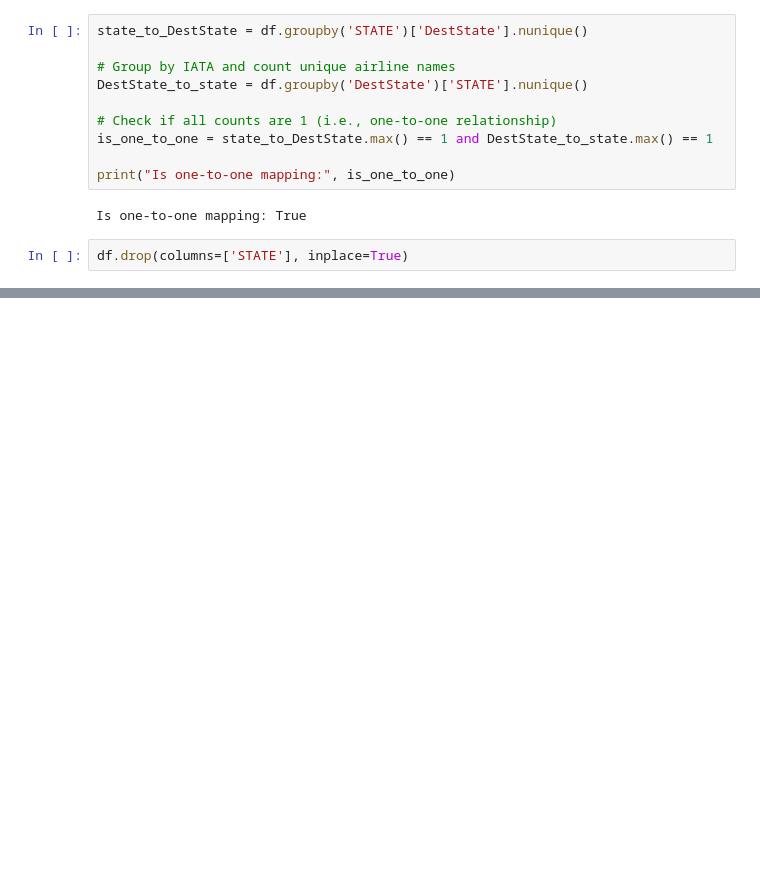
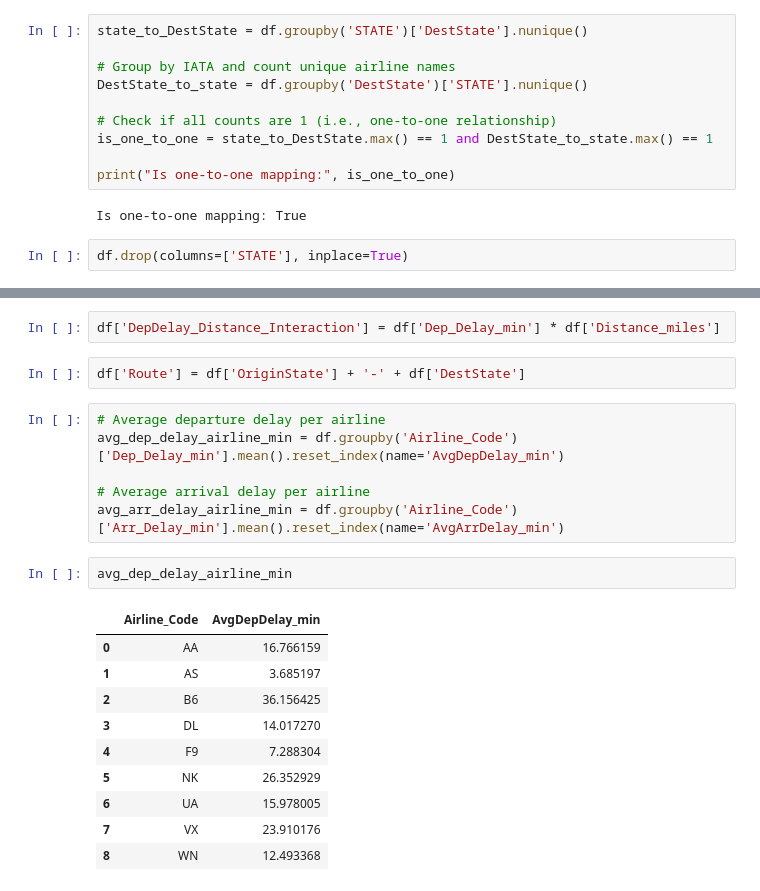
Before and after one commit to harshgupta6789/cap5771sp25-project, a Jupyter notebook: Scripts/feature_engineering.ipynb, the cells around one changed output, grey strips where cells are left out. Drawn from its saved outputs; the diff is of its cells as text; blank space fills up the shorter version.

```diff
--- a/Scripts/feature_engineering.ipynb
+++ b/Scripts/feature_engineering.ipynb
@@ -161,0 +217,23 @@ df.rename(columns={'SOURCE': 'WEATHER_SOURCE'}, inplace=True)
+# %%
+df['DepDelay_Distance_Interaction'] = df['Dep_Delay_min'] * df['Distance_miles']
+# %%
+df['Route'] = df['OriginState'] + '-' + df['DestState']
+# %%
+# Average departure delay per airline
+avg_dep_delay_airline_min = df.groupby('Airline_Code')['Dep_Delay_min'].mean().reset_index(name='AvgDepDelay_min')
+
+# Average arrival delay per airline
+avg_arr_delay_airline_min = df.groupby('Airline_Code')['Arr_Delay_min'].mean().reset_index(name='AvgArrDelay_min')
+# %%
+avg_dep_delay_airline_min
+# %% [output]
+|  | Airline_Code | AvgDepDelay_min |
+| 0 | AA | 16.766159 |
+| 1 | AS | 3.685197 |
+| 2 | B6 | 36.156425 |
+| 3 | DL | 14.017270 |
+| 4 | F9 | 7.288304 |
+| 5 | NK | 26.352929 |
+| 6 | UA | 15.978005 |
+| 7 | VX | 23.910176 |
+| 8 | WN | 12.493368 |
```
Also changed, not shown: parts of 20 cells of this notebook.
